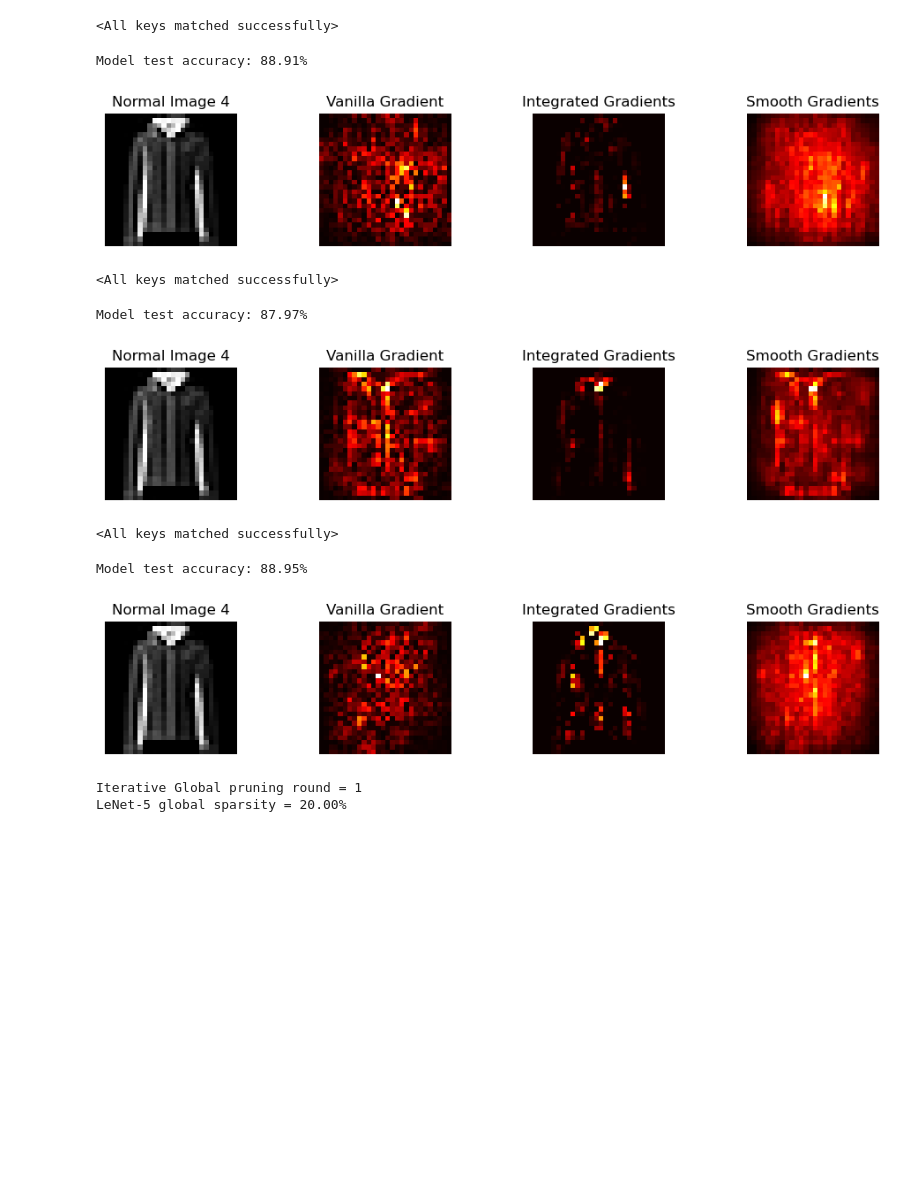
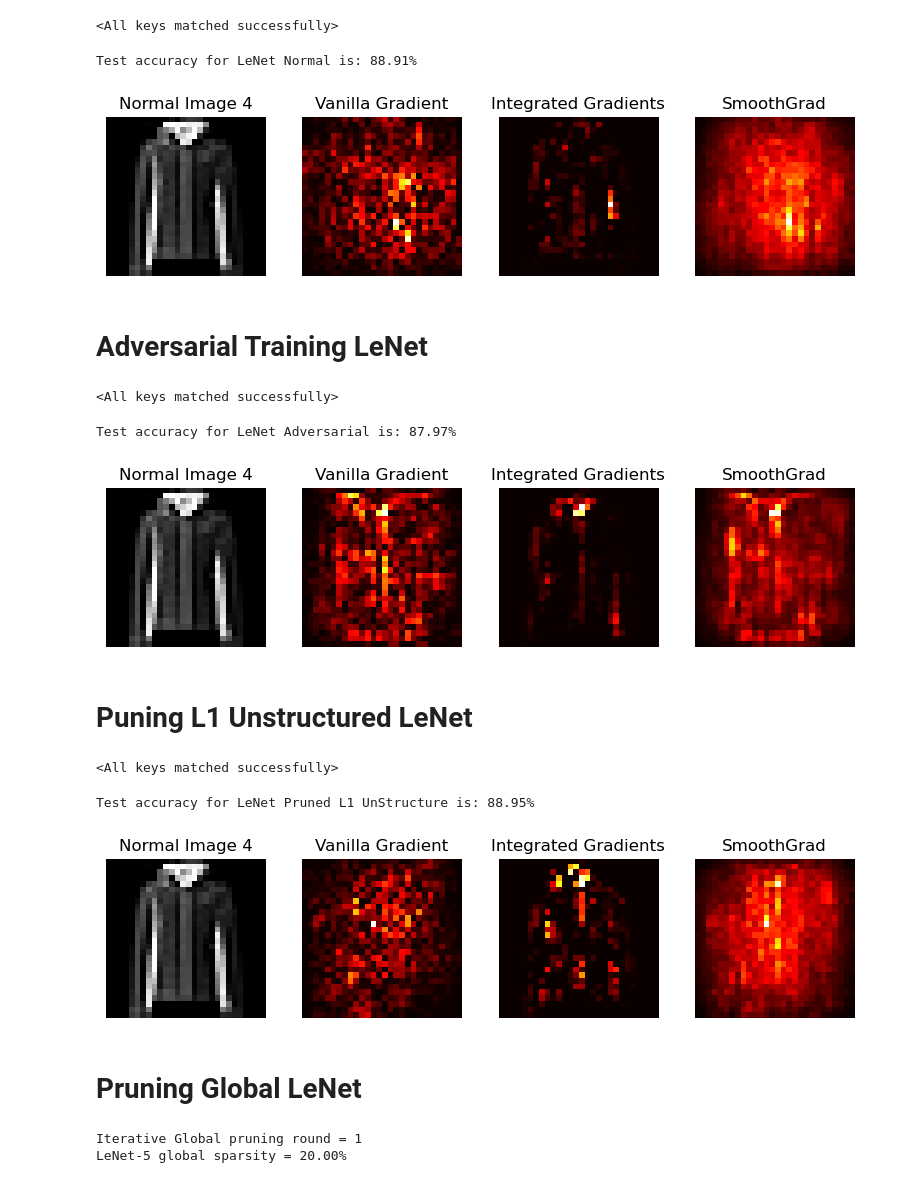
Before and after one commit to sanishsuwal7/ExplainableAI, a Jupyter notebook: lenet_saliency.ipynb, the cells around one changed output. Drawn from its saved outputs; the diff is of its cells as text; code cells hidden in the pictures; blank space fills up the shorter version.

```diff
--- a/lenet_saliency.ipynb
+++ b/lenet_saliency.ipynb
@@ -92,9 +94,9 @@ model.eval()
 # Check test set performance.
 predictions, labels = evaluate_model(model, test_dataloader, device)
 test_acc = np.mean(np.argmax(predictions.cpu().numpy(), axis=1) == labels.cpu().numpy())
-print(f"Model test accuracy: {(100 * test_acc):.2f}%")
+print(f"Test accuracy for LeNet Normal is: {(100 * test_acc):.2f}%")
 # %% [output]
-Model test accuracy: 88.91%
+Test accuracy for LeNet Normal is: 88.91%
 # %%
 x_batch, y_batch = next(iter(test_dataloader))
 x_batch, y_batch = x_batch.to(device), y_batch.to(device)
@@ -109,30 +111,29 @@ x_batch, y_batch = x_batch.cpu().numpy(), y_batch.cpu().numpy()
 # %%
 index = 6
 nr_images = 2
-fig, axes = plt.subplots(nrows=1, ncols=4, figsize=(nr_images*5., int(nr_images)))
+fig, axes = plt.subplots(nrows=1, ncols=4, figsize=(nr_images*4., int(nr_images)))
 
 #plot normal
 axes[0].imshow(np.reshape(x_batch[index], (28,28)), cmap="grey")
 axes[0].title.set_text(f"Normal Image {y_batch[index].item()}")
 axes[0].axis("off")
 axes[1].imshow(a_batch_saliency[index], cmap="hot")
 axes[1].title.set_text(f"Vanilla Gradient")
 axes[1].axis("off")
 axes[2].imshow(a_batch_integrad[index], cmap="hot")
 axes[2].title.set_text(f"Integrated Gradients")
 axes[2].axis("off")
 axes[3].imshow(a_batch_smoothgrad[index], cmap="hot")
-axes[3].title.set_text(f"Smooth Gradients")
+axes[3].title.set_text(f"SmoothGrad")
 axes[3].axis("off")
-# axes[4].imshow(a_batch_noisegrad[index], cmap="seismic")
-# axes[4].title.set_text(f"Noise Gradients")
-# axes[4].axis("off")
 plt.tight_layout()
-
+plt.savefig('Explanations/lenet_normal.png')
 
 plt.show()
 # %% [output]
-[figure, old version]
+[figure, new version]
+# %% [markdown]
+# Adversarial Training LeNet
 # %%
 from pathlib import Path
 
@@ -153,9 +154,9 @@ model_adv.eval()
 # Check test set performance.
 predictions, labels = evaluate_model(model_adv, test_dataloader, device)
 test_acc = np.mean(np.argmax(predictions.cpu().numpy(), axis=1) == labels.cpu().numpy())
-print(f"Model test accuracy: {(100 * test_acc):.2f}%")
+print(f"Test accuracy for LeNet Adversarial is: {(100 * test_acc):.2f}%")
 # %% [output]
-Model test accuracy: 87.97%
+Test accuracy for LeNet Adversarial is: 87.97%
 # %%
 x_batch, y_batch = next(iter(test_dataloader))
 x_batch, y_batch = x_batch.to(device), y_batch.to(device)
@@ -170,7 +171,7 @@ x_batch, y_batch = x_batch.cpu().numpy(), y_batch.cpu().numpy()
 # %%
 
 nr_images = 2
-fig, axes = plt.subplots(nrows=1, ncols=4, figsize=(nr_images*5., int(nr_images)))
+fig, axes = plt.subplots(nrows=1, ncols=4, figsize=(nr_images*4., int(nr_images)))
 
 #plot normal
 axes[0].imshow(np.reshape(x_batch[index], (28,28)), cmap="grey")
@@ -183,17 +184,16 @@ axes[2].imshow(a_batch_integrad_adv[index], cmap="hot")
 axes[2].title.set_text(f"Integrated Gradients")
 axes[2].axis("off")
 axes[3].imshow(a_batch_smoothgrad_adv[index], cmap="hot")
-axes[3].title.set_text(f"Smooth Gradients")
+axes[3].title.set_text(f"SmoothGrad")
 axes[3].axis("off")
-# axes[4].imshow(a_batch_noisegrad[index], cmap="seismic")
-# axes[4].title.set_text(f"Noise Gradients")
-# axes[4].axis("off")
 plt.tight_layout()
-
+plt.savefig('Explanations/lenet_adversarial.png')
 
 plt.show()
 # %% [output]
-[figure, old version]
+[figure, new version]
+# %% [markdown]
+# Puning L1 Unstructured LeNet
 # %%
 from pathlib import Path
 
@@ -224,9 +224,9 @@ model_l1_unstructured.eval()
 # Check test set performance.
 predictions, labels = evaluate_model(model_l1_unstructured, test_dataloader, device)
 test_acc = np.mean(np.argmax(predictions.cpu().numpy(), axis=1) == labels.cpu().numpy())
-print(f"Model test accuracy: {(100 * test_acc):.2f}%")
+print(f"Test accuracy for LeNet Pruned L1 UnStructure is: {(100 * test_acc):.2f}%")
 # %% [output]
-Model test accuracy: 88.95%
+Test accuracy for LeNet Pruned L1 UnStructure is: 88.95%
 # %%
 x_batch, y_batch = next(iter(test_dataloader))
 x_batch, y_batch = x_batch.to(device), y_batch.to(device)
@@ -239,9 +239,8 @@ a_batch_smoothgrad_l1 = NoiseTunnel(saliency).attribute(inputs = x_batch, target
 # %%
 x_batch, y_batch = x_batch.cpu().numpy(), y_batch.cpu().numpy()
 # %%
-
 nr_images = 2
-fig, axes = plt.subplots(nrows=1, ncols=4, figsize=(nr_images*5., int(nr_images)))
+fig, axes = plt.subplots(nrows=1, ncols=4, figsize=(nr_images*4., int(nr_images)))
 
 #plot normal
 axes[0].imshow(np.reshape(x_batch[index], (28,28)), cmap="grey")
@@ -254,17 +253,16 @@ axes[2].imshow(a_batch_integrad_l1[index], cmap="hot")
 axes[2].title.set_text(f"Integrated Gradients")
 axes[2].axis("off")
 axes[3].imshow(a_batch_smoothgrad_l1[index], cmap="hot")
-axes[3].title.set_text(f"Smooth Gradients")
+axes[3].title.set_text(f"SmoothGrad")
 axes[3].axis("off")
-# axes[4].imshow(a_batch_noisegrad[index], cmap="seismic")
-# axes[4].title.set_text(f"Noise Gradients")
-# axes[4].axis("off")
 plt.tight_layout()
 
-
+plt.savefig('Explanations/lenet_l1_unstructured.png')
 plt.show()
 # %% [output]
-[figure, old version]
+[figure, new version]
+# %% [markdown]
+# Pruning Global LeNet
 # %%
 def compute_sparsity(model):
     conv1_sparsity = torch.sum(model.conv_1.weight == 0)
```
Also changed, not shown: parts of 81 cells of this notebook, 8 other files.
